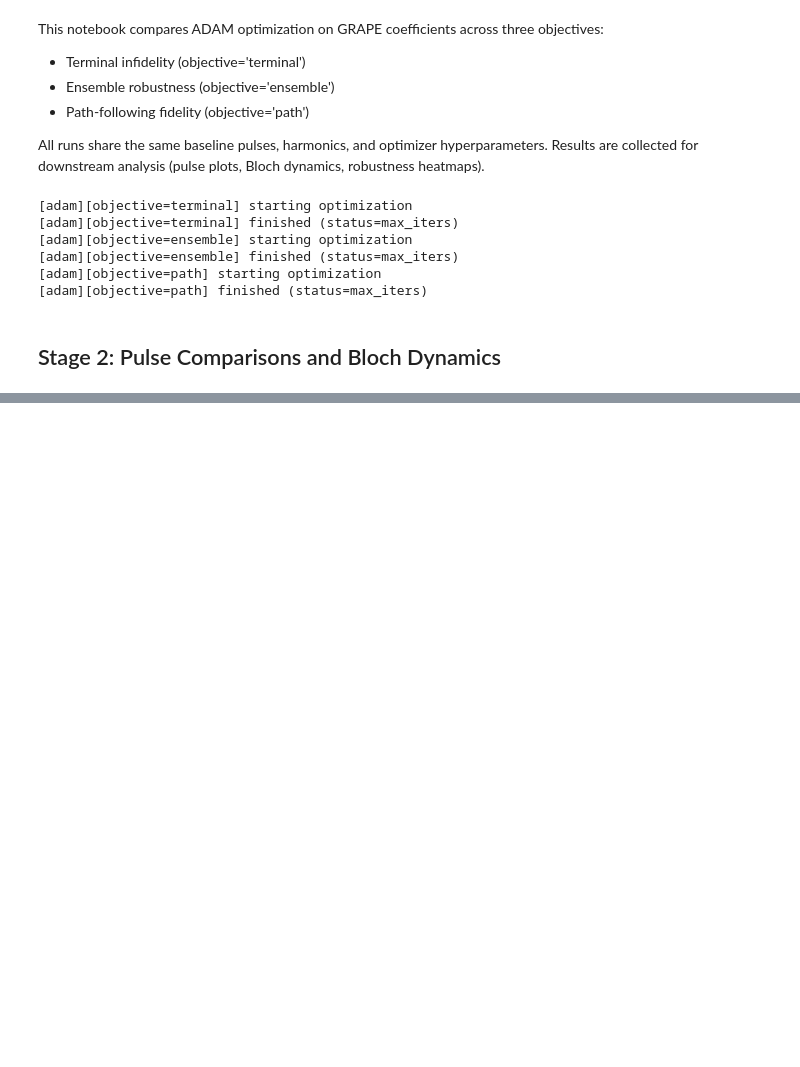
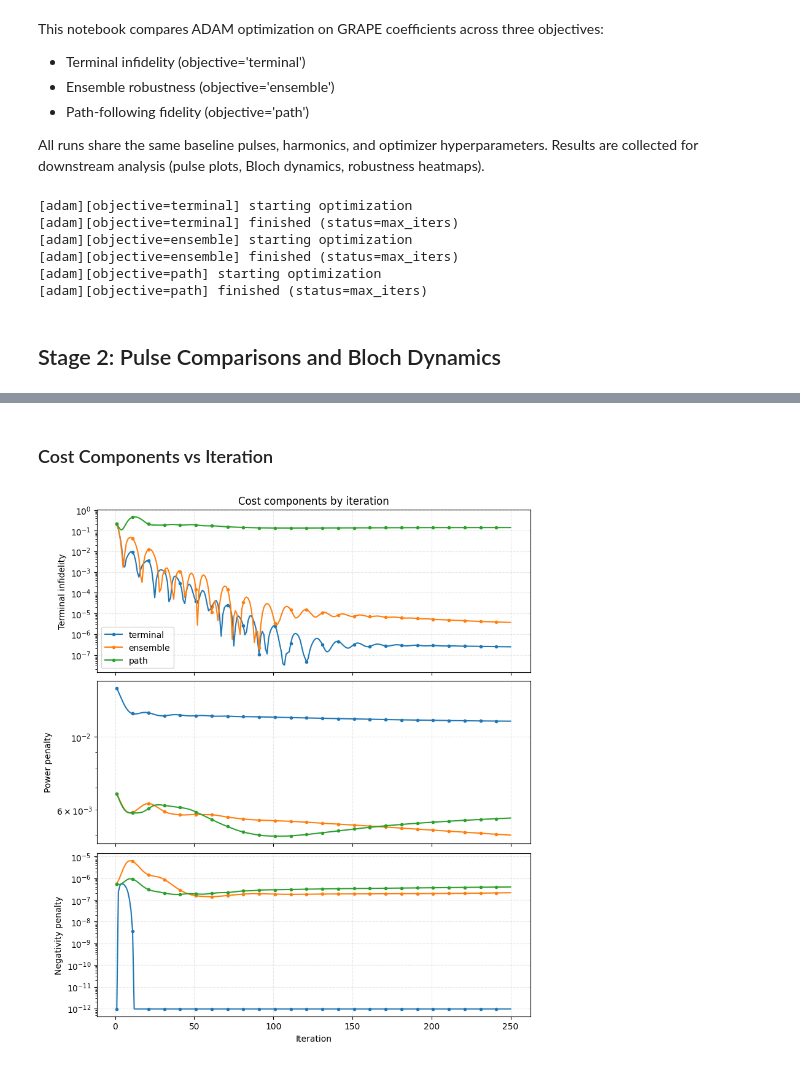
Before and after one commit to Zolti94/HB-GRAPE-qoc, a Jupyter notebook: notebooks/12_costfunction_types.ipynb, the cells around one changed output, grey strips where cells are left out. Saved outputs shown, nothing was run; the diff lists cells and outputs as text; code cells hidden in the pictures; blank space fills up the shorter version.

```diff
--- a/notebooks/12_costfunction_types.ipynb
+++ b/notebooks/12_costfunction_types.ipynb
@@ -239,0 +257,32 @@ else:
+# %% [markdown]
+### Cost Components vs Iteration
+# %%
+# Plot terminal infidelity, power penalty, and negativity penalty per iteration (log scale)
+if not results:
+    print('Run the Stage 1 cell to generate results first.')
+else:
+    metric_keys = {
+        'terminal': 'Terminal infidelity',
+        'power_penalty': 'Power penalty',
+        'neg_penalty': 'Negativity penalty',
+    }
+    fig, axes = plt.subplots(len(metric_keys), 1, figsize=(8, 9), sharex=True, constrained_layout=True)
+    if len(metric_keys) == 1:
+        axes = [axes]
+    for ax, (key, label) in zip(axes, metric_keys.items()):
+        for objective, res in results.items():
+            history = res.history
+            values = history.get(key)
+            if values is None or len(values) == 0:
+                continue
+            values = np.asarray(values, dtype=np.float64)
+            idx = np.arange(1, values.size + 1)
+            ax.semilogy(idx, np.maximum(values, 1e-15), label=objective, marker='o', markersize=3, markevery=max(1, values.size // 25))
+        ax.set_ylabel(label)
+        ax.grid(True, linestyle='--', alpha=0.3)
+    axes[-1].set_xlabel('Iteration')
+    axes[0].set_title('Cost components by iteration')
+    axes[0].legend()
+    plt.show()
+# %% [output]
+[figure, added]
```
Also changed, not shown: parts of 15 cells of this notebook, 15 other files.
